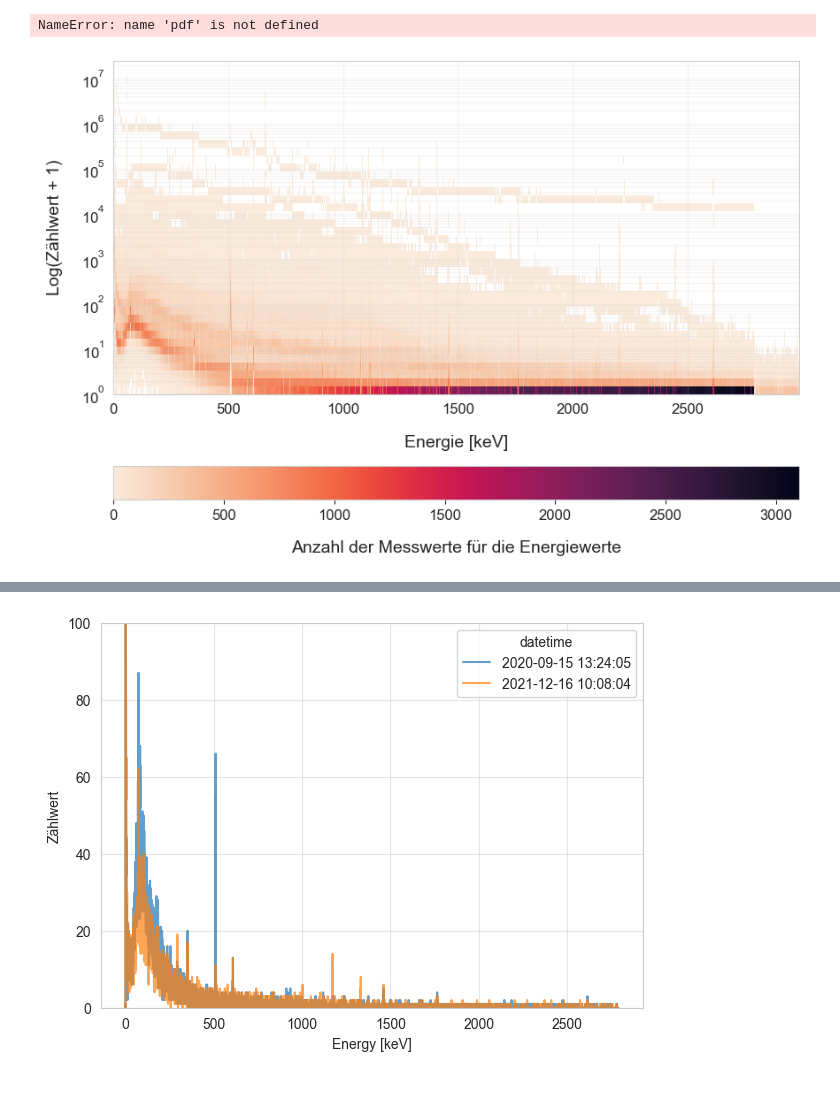
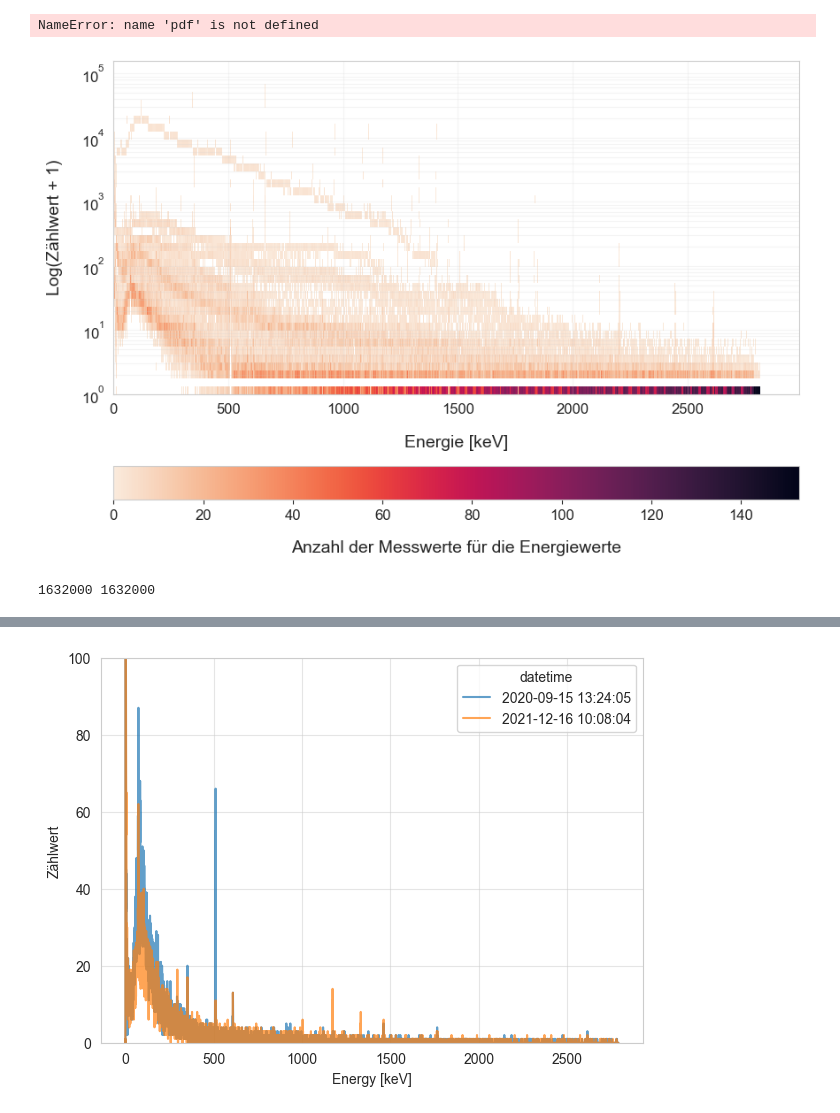
Before and after one commit to VitaliKStud/nuclide-identification, a Jupyter notebook: data_analysis.ipynb, the cells around one changed output, grey strips where cells are left out. Drawn from its saved outputs; the diff is of its cells as text; code cells hidden in the pictures.

```diff
--- a/data_analysis.ipynb
+++ b/data_analysis.ipynb
@@ -202,38 +225,53 @@ plt.close()
 # %% [output]
 NameError: name 'pdf' is not defined
 # %%
+import src.peaks.api as ppi
+
+ppi_dates = ppi.API().unique_dates()
+ppi_measurements = ppi.API().measurement(ppi_dates)
+
+
 plt.figure(figsize=(10, 7))
-measurement["count_shifted"] = measurement["count"] + 1
+ppi_measurements["count_shifted"] = ppi_measurements["count"] + 1
 ax = sns.histplot(
-    measurement,
+    ppi_measurements,
     x="energy",
     y="count_shifted",
     bins=(2988, 40),
     log_scale=(False, True),
     cbar=True,
     cbar_kws={
         "orientation": "horizontal",
         "shrink": 1,
         "label": "Anzahl der Messwerte für die Energiewerte",
     },
     cmap=sns.color_palette("rocket_r", as_cmap=True),
     zorder=-10,
     # rasterized=True
 )
 cbar = ax.figure.axes[-1]
 cbar.xaxis.label.set_size(14)
 cbar.xaxis.labelpad = 15
 cbar.tick_params(labelsize=12)
 ax.set_rasterization_zorder(0)
 plt.xlabel("Energie [keV]", size=14, labelpad=15)
 plt.ylabel("Log(Zählwert + 1)", size=14, labelpad=15)
 plt.xticks(size=12)
 plt.yticks(size=12)
 plt.ylim(1)
 plt.xlim(0, 2988)
 plt.grid(alpha=0.2, which="both")
 plt.savefig("plots\\count_energy_heatmap.svg", format="svg")
 plt.show()
 plt.close()
 # %% [output]
-[figure, old version]
+[figure, new version]
+# %%
+synthetic_keys = gpi.API().unique_keys()
+synthetics = gpi.API().synthetics(keys=synthetic_keys[0:185])
+dates = mpi.API().unique_dates()
+processed_measurement = mpi.API().measurement(dates[0:200])
+
+print(len(processed_measurement), len(synthetics))
+# %% [output]
+1632000 1632000
```
Also changed, not shown: parts of 6 cells of this notebook, 17 other files.
